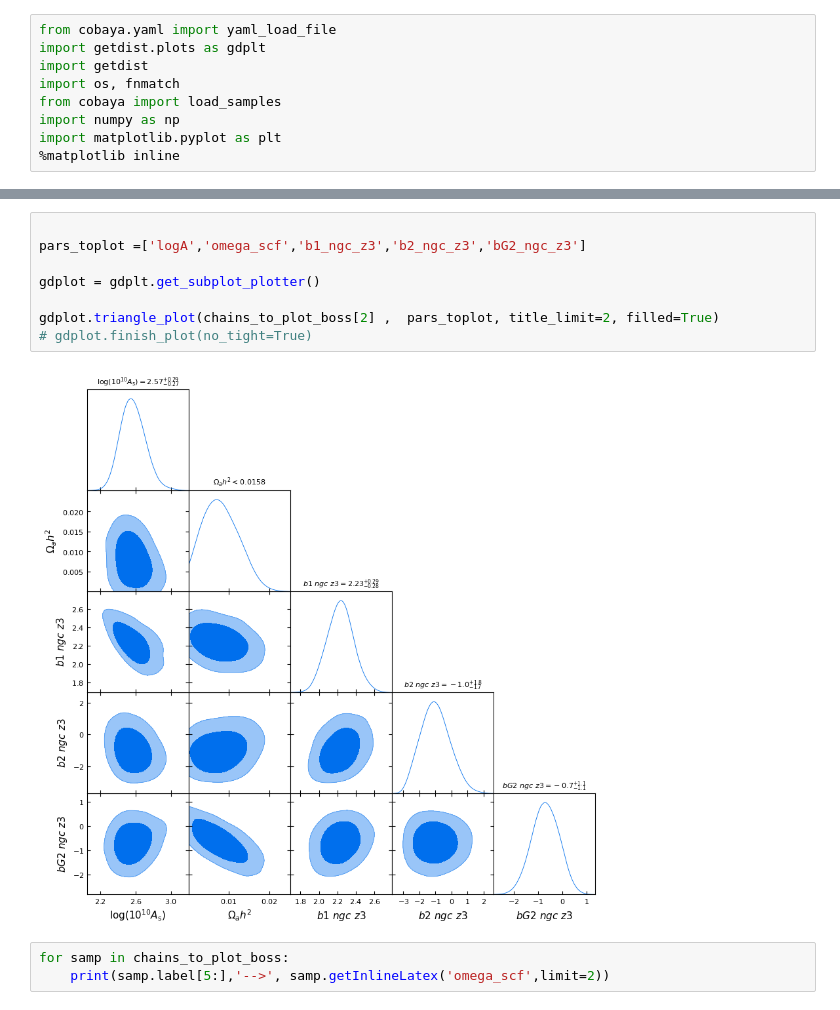
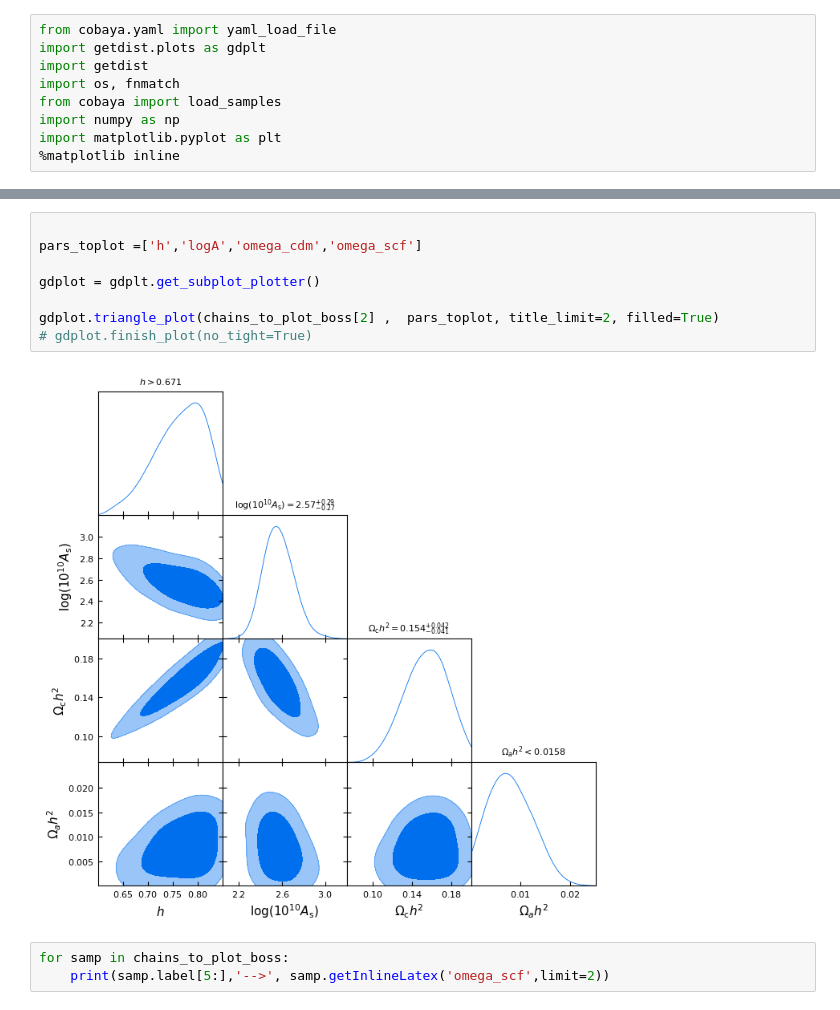
Before and after one commit to fverd/cobaya, a Jupyter notebook: FRA/analyze-grid-of-runs.ipynb, the cells around one changed output, grey strips where cells are left out. Cells and saved outputs as stored; diff of their text form.

```diff
--- a/FRA/analyze-grid-of-runs.ipynb
+++ b/FRA/analyze-grid-of-runs.ipynb
@@ -34,13 +36,13 @@ base_m28
 # %%
 
-pars_toplot =['logA','omega_scf','b1_ngc_z3','b2_ngc_z3','bG2_ngc_z3']
+pars_toplot =['h','logA','omega_cdm','omega_scf']
 
 gdplot = gdplt.get_subplot_plotter()
 
 gdplot.triangle_plot(chains_to_plot_boss[2] ,  pars_toplot, title_limit=2, filled=True)
 # gdplot.finish_plot(no_tight=True)
 # %% [output]
-[figure, old version]
+[figure, new version]
 # %%
 for samp in chains_to_plot_boss:
     print(samp.label[5:],'-->', samp.getInlineLatex('omega_scf',limit=2))
```
Also changed, not shown: parts of 4 cells of this notebook, 2 other files.
